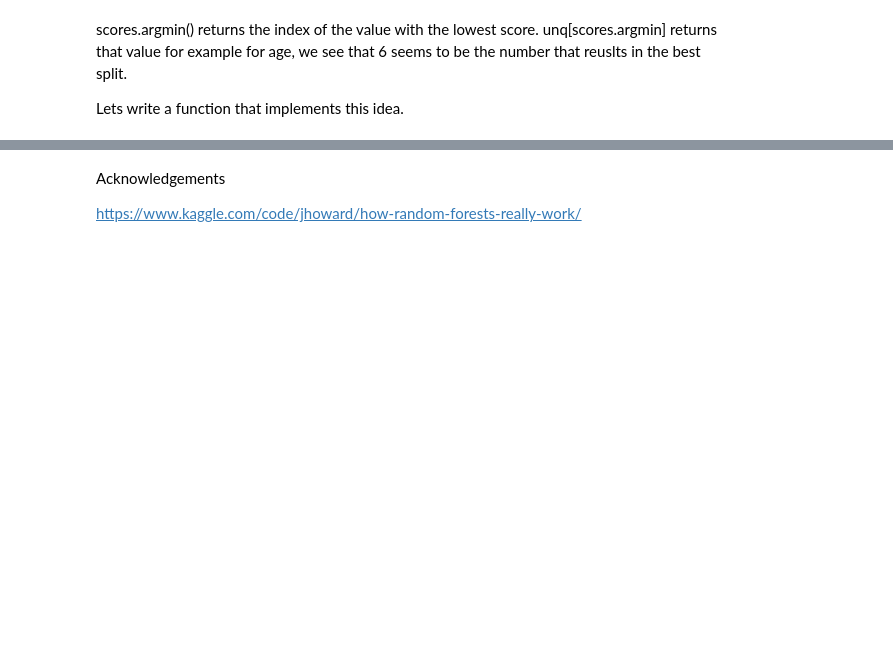
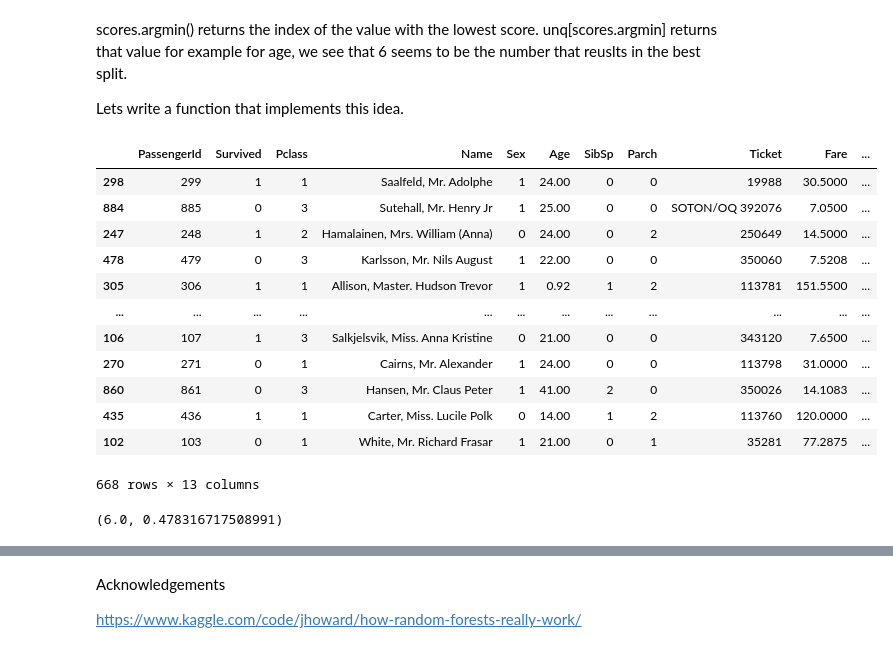
Before and after one commit to rubanzasilva/random_forest_basics, a Jupyter notebook: random_forests_basics.ipynb, the cells around one changed output, grey strips where cells are left out. Saved outputs shown, nothing was run; the diff lists cells and outputs as text; code cells hidden in the pictures; blank space fills up the shorter version.

```diff
--- a/random_forests_basics.ipynb
+++ b/random_forests_basics.ipynb
@@ -367,0 +373,21 @@ def min_col()
+# %%
+trn_df
+# %% [output]
+|  | PassengerId | Survived | Pclass | Name | Sex | Age | SibSp | Parch | Ticket | Fare | ... |
+| 298 | 299 | 1 | 1 | Saalfeld, Mr. Adolphe | 1 | 24.00 | 0 | 0 | 19988 | 30.5000 | ... |
+| 884 | 885 | 0 | 3 | Sutehall, Mr. Henry Jr | 1 | 25.00 | 0 | 0 | SOTON/OQ 392076 | 7.0500 | ... |
+| 247 | 248 | 1 | 2 | Hamalainen, Mrs. William (Anna) | 0 | 24.00 | 0 | 2 | 250649 | 14.5000 | ... |
+| 478 | 479 | 0 | 3 | Karlsson, Mr. Nils August | 1 | 22.00 | 0 | 0 | 350060 | 7.5208 | ... |
+| 305 | 306 | 1 | 1 | Allison, Master. Hudson Trevor | 1 | 0.92 | 1 | 2 | 113781 | 151.5500 | ... |
+| ... | ... | ... | ... | ... | ... | ... | ... | ... | ... | ... | ... |
+| 106 | 107 | 1 | 3 | Salkjelsvik, Miss. Anna Kristine | 0 | 21.00 | 0 | 0 | 343120 | 7.6500 | ... |
+| 270 | 271 | 0 | 1 | Cairns, Mr. Alexander | 1 | 24.00 | 0 | 0 | 113798 | 31.0000 | ... |
+| 860 | 861 | 0 | 3 | Hansen, Mr. Claus Peter | 1 | 41.00 | 2 | 0 | 350026 | 14.1083 | ... |
+| 435 | 436 | 1 | 1 | Carter, Miss. Lucile Polk | 0 | 14.00 | 1 | 2 | 113760 | 120.0000 | ... |
+| 102 | 103 | 0 | 1 | White, Mr. Richard Frasar | 1 | 21.00 | 0 | 1 | 35281 | 77.2875 | ... |
+668 rows × 13 columns
+# %%
+xt = min_col(trn_df,"Age")
+xt
+# %% [output]
+(6.0, 0.478316717508991)
```
Also changed, not shown: parts of 6 cells of this notebook.
